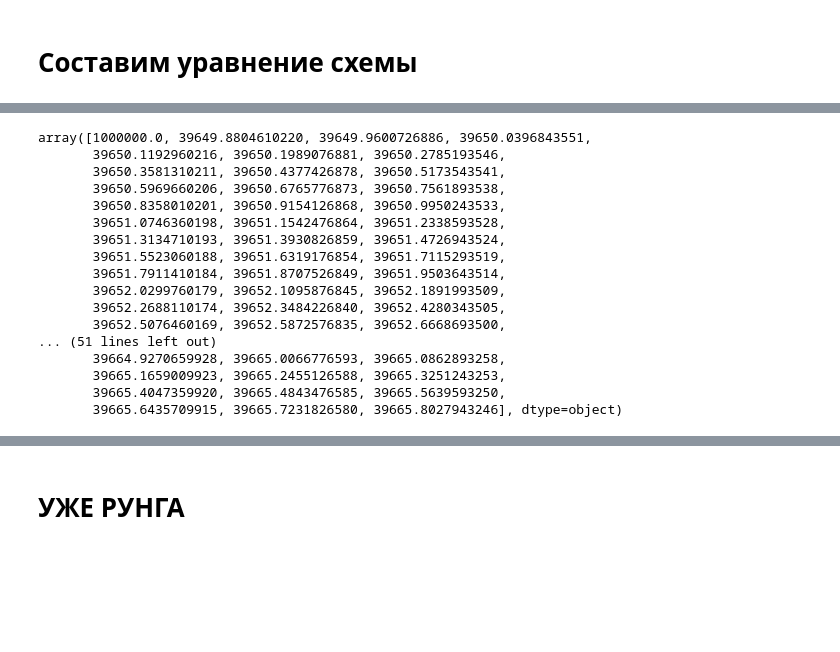
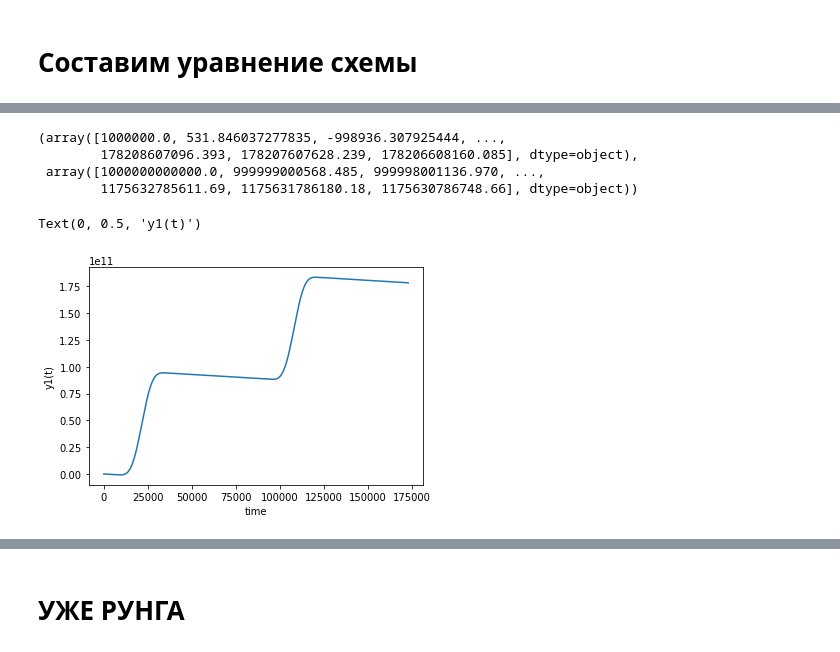
Before and after one commit to verwindle/calc_math_2_task, a Jupyter notebook: calc_math.ipynb, the cells around one changed output, grey strips where cells are left out. Cells and saved outputs as stored; diff of their text form; code cells hidden in the pictures; blank space fills up the shorter version.

Commit message:
CROS is valid for that time.  En comments

```diff
--- a/calc_math.ipynb
+++ b/calc_math.ipynb
@@ -93,8 +134,7 @@ j = sp.Matrix(3, 3, values)  # float, and array sometimes, jacoby specified in y
 # %%
 gamma = (1+1j)/2
 t0 = 0
-h = 1
-t_end = 100  # 172800
+h = 10
+t_end = 172800  # 172800
 e = sp.eye(3)  # E matrix
 matr = e - gamma*h*j
-#matr[1]
@@ -137,35 +177,39 @@ def rosenbrock(func):
     return especially_for_row_num
 # %%
 @rosenbrock
-def light_dep(w, c, m, t, row_num=None):  # deprecated function from the very beginning
+def light_dep(w, c, t, row_num=None):  # deprecated function from the very beginning
     if not row_num:
         res = np.arange(0)
         if np.sin(w*t) <= 0.0:
-            pass
-        elif round(np.exp(-c/np.sin(w*t))*m):
-            res = np.append(res, round(np.exp(-c/np.sin(w*t))*10*m, 2))
-        if not res.size>0:
             res = 0
-        return res
+        elif round(np.exp(-c/np.sin(w*t)), 18):
+            res = np.append(res, round(np.exp(-c/np.sin(w*t)), 18))  # don't see any sense of more scores
+        if res:
+            return res
+        else:
+            return 0
     else:
         return row_num
-# %%
-light_dep(1)
-# %% [output]
-array([1000000.0, 39649.8804610220, 39649.9600726886, 39650.0396843551,
-       39650.1192960216, 39650.1989076881, 39650.2785193546,
-       39650.3581310211, 39650.4377426878, 39650.5173543541,
-       39650.5969660206, 39650.6765776873, 39650.7561893538,
-       39650.8358010201, 39650.9154126868, 39650.9950243533,
-       39651.0746360198, 39651.1542476864, 39651.2338593528,
-       39651.3134710193, 39651.3930826859, 39651.4726943524,
-       39651.5523060188, 39651.6319176854, 39651.7115293519,
-       39651.7911410184, 39651.8707526849, 39651.9503643514,
-       39652.0299760179, 39652.1095876845, 39652.1891993509,
-       39652.2688110174, 39652.3484226840, 39652.4280343505,
-       39652.5076460169, 39652.5872576835, 39652.6668693500,
-... (51 lines left out)
-       39664.9270659928, 39665.0066776593, 39665.0862893258,
-       39665.1659009923, 39665.2455126588, 39665.3251243253,
-       39665.4047359920, 39665.4843476585, 39665.5639593250,
-       39665.6435709915, 39665.7231826580, 39665.8027943246], dtype=object)
+# %%
+y_1 = light_dep(1)
+# y_2 = y2_0
+y_3 = light_dep(3)
+# %%
+y_1, y_3
+# %% [output]
+(array([1000000.0, 531.846037277835, -998936.307925444, ...,
+        178208607096.393, 178207607628.239, 178206608160.085], dtype=object),
+ array([1000000000000.0, 999999000568.485, 999998001136.970, ...,
+        1175632785611.69, 1175631786180.18, 1175630786748.66], dtype=object))
+# %%
+def oxygen():
+    return y_1
+def ozone():
+    return y_3
+# %%
+plt.plot(t, oxygen())
+plt.xlabel('time')
+plt.ylabel('y1(t)')
+# %% [output]
+Text(0, 0.5, 'y1(t)')
+[figure, added]
```
Also changed, not shown: parts of 17 cells of this notebook.
